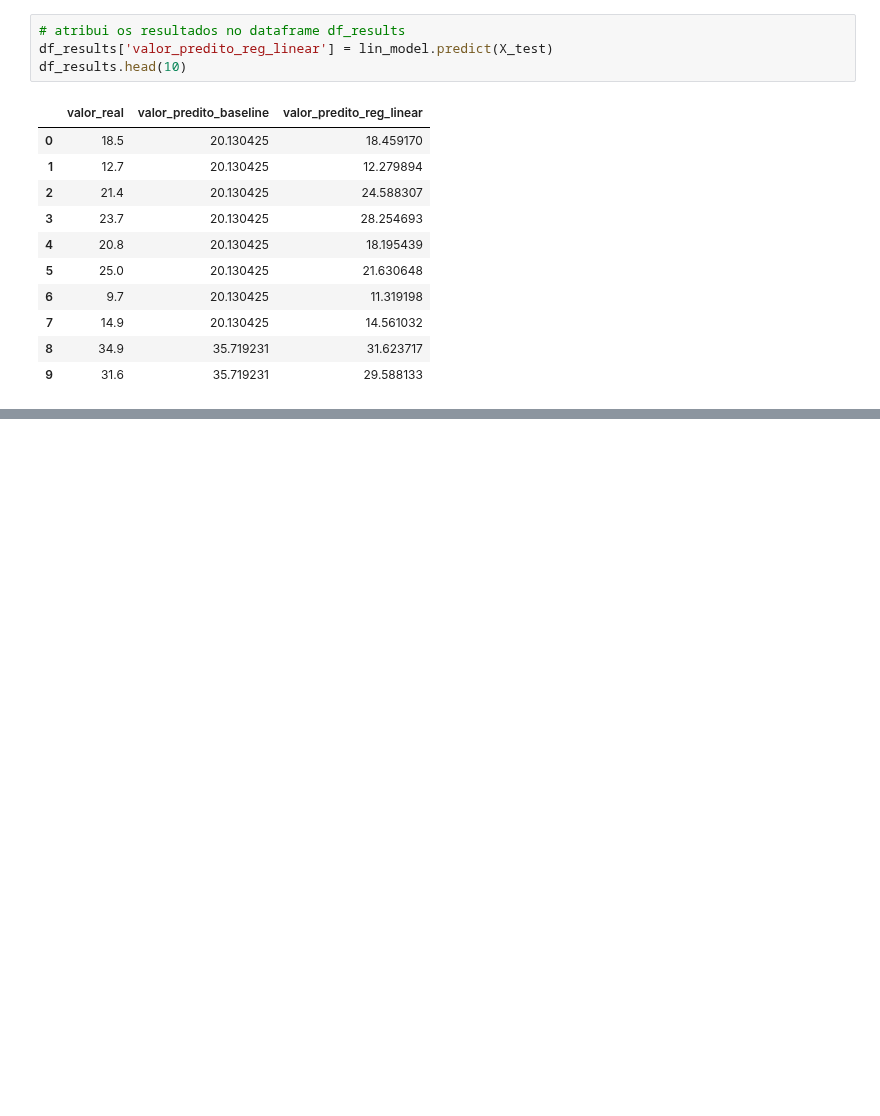
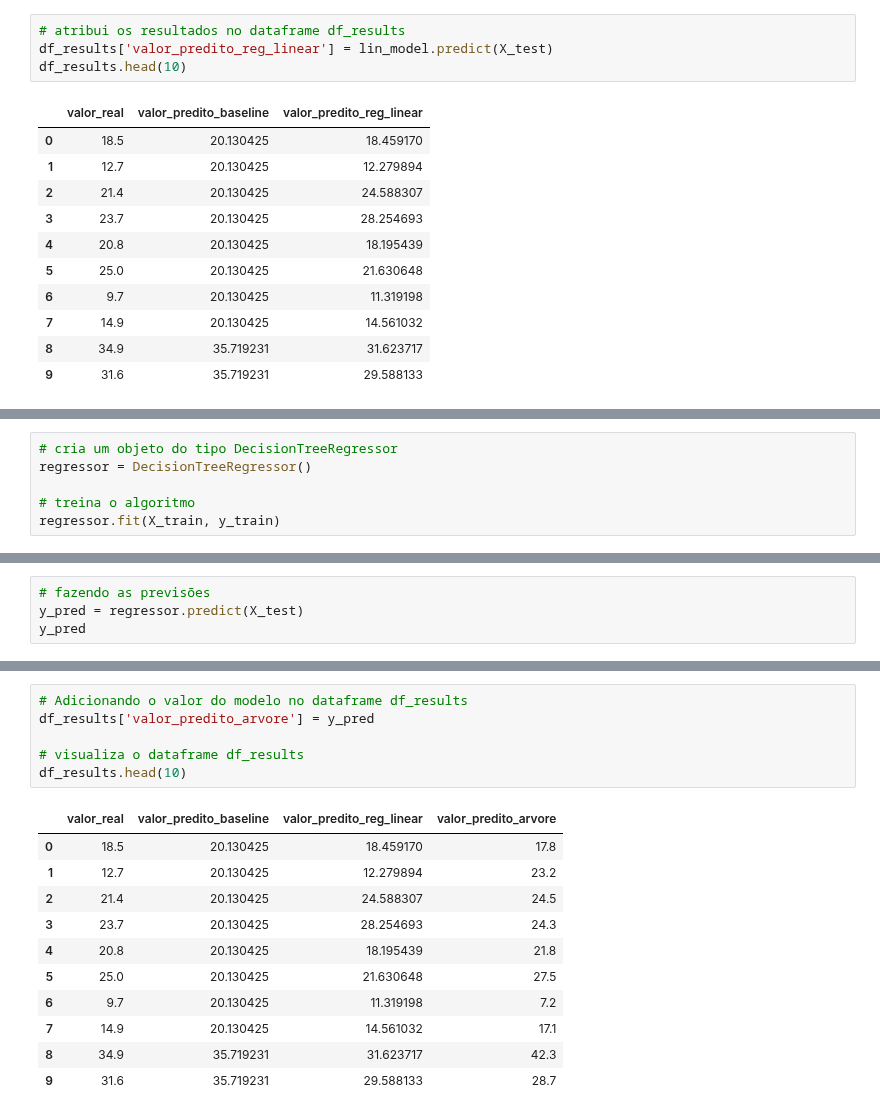
Before and after one commit to AyrtonCossuol/boston-test-dataset-analysis, a Jupyter notebook: boston-test-dataset-analysis/boston_dataset.ipynb, the cells around one changed output, grey strips where cells are left out. Saved outputs shown, nothing was run; the diff lists cells and outputs as text; blank space fills up the shorter version.

```diff
--- a/boston-test-dataset-analysis/boston_dataset.ipynb
+++ b/boston-test-dataset-analysis/boston_dataset.ipynb
@@ -658,0 +668,6 @@ fig.show()
+# %%
+# cria um objeto do tipo DecisionTreeRegressor
+regressor = DecisionTreeRegressor()
+
+# treina o algoritmo
+regressor.fit(X_train, y_train)
@@ -658,0 +683,4 @@ fig.show()
+# %%
+# fazendo as previsões
+y_pred = regressor.predict(X_test)
+y_pred
@@ -658,0 +697,18 @@ fig.show()
+# %%
+# Adicionando o valor do modelo no dataframe df_results
+df_results['valor_predito_arvore'] = y_pred
+
+# visualiza o dataframe df_results
+df_results.head(10)
+# %% [output]
+|  | valor_real | valor_predito_baseline | valor_predito_reg_linear | valor_predito_arvore |
+| 0 | 18.5 | 20.130425 | 18.459170 | 17.8 |
+| 1 | 12.7 | 20.130425 | 12.279894 | 23.2 |
+| 2 | 21.4 | 20.130425 | 24.588307 | 24.5 |
+| 3 | 23.7 | 20.130425 | 28.254693 | 24.3 |
+| 4 | 20.8 | 20.130425 | 18.195439 | 21.8 |
+| 5 | 25.0 | 20.130425 | 21.630648 | 27.5 |
+| 6 | 9.7 | 20.130425 | 11.319198 | 7.2 |
+| 7 | 14.9 | 20.130425 | 14.561032 | 17.1 |
+| 8 | 34.9 | 35.719231 | 31.623717 | 42.3 |
+| 9 | 31.6 | 35.719231 | 29.588133 | 28.7 |
```
Also changed, not shown: parts of 8 cells of this notebook.
